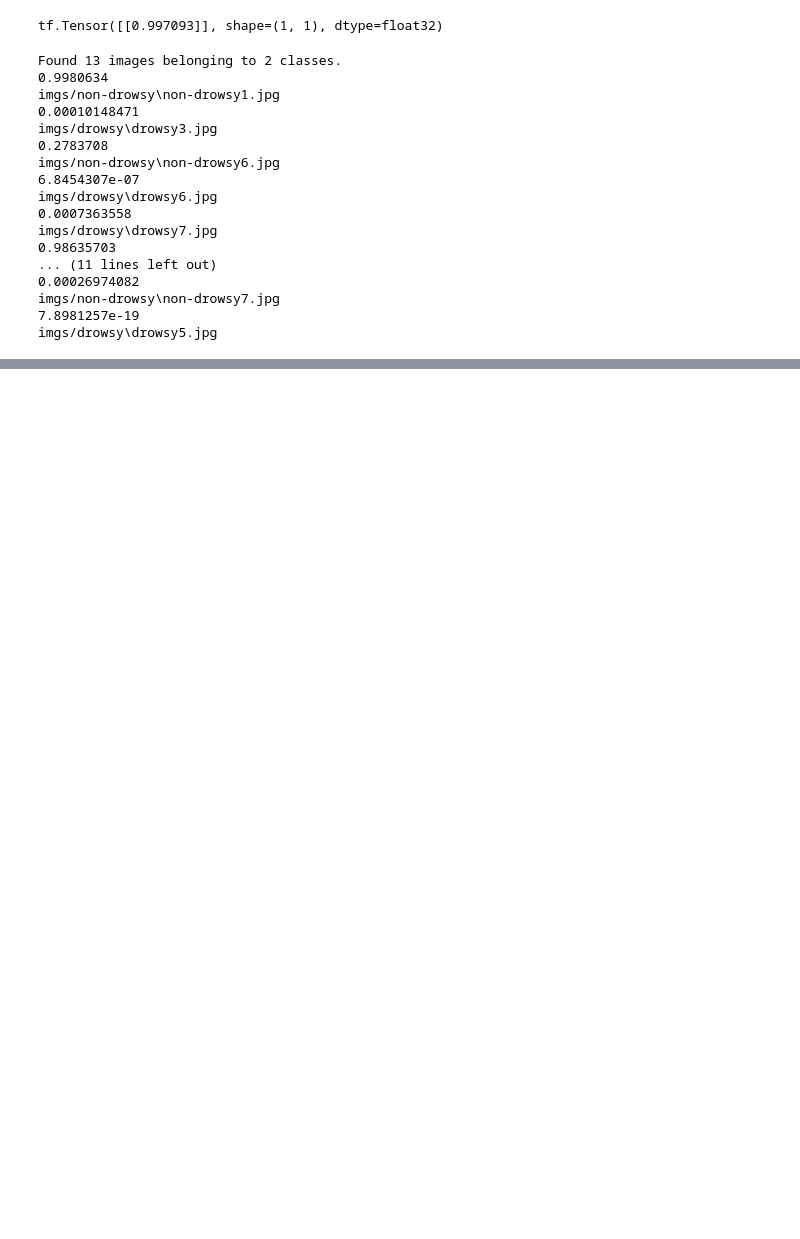
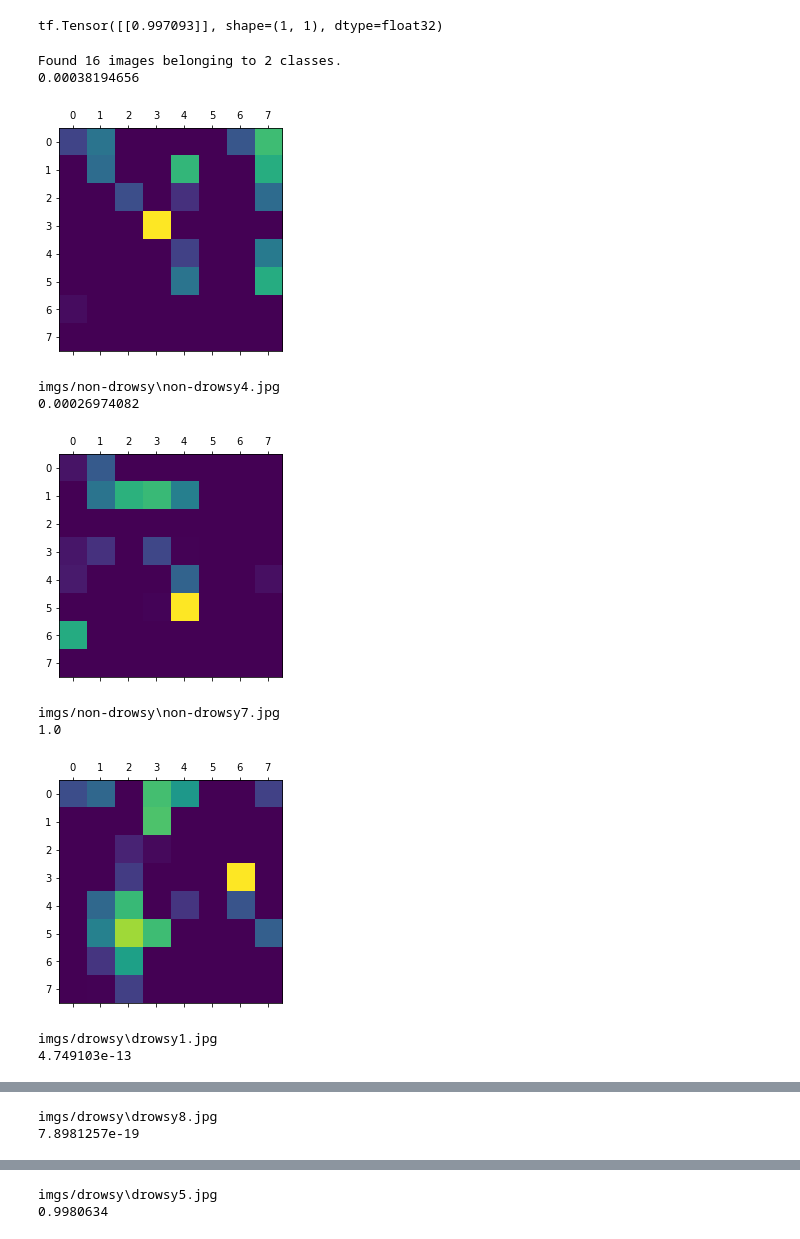
Before and after one commit to manishpaudel/driver_drowsiness_detection, a Jupyter notebook: base_model/gradCam.ipynb, the cells around one changed output, grey strips where cells are left out. Drawn from its saved outputs; the diff is of its cells as text; code cells hidden in the pictures; blank space fills up the shorter version.

```diff
--- a/base_model/gradCam.ipynb
+++ b/base_model/gradCam.ipynb
@@ -121,8 +121,8 @@ Found 13 images belonging to 2 classes.
 #doesn't work like this
 img = np.expand_dims(cv2.resize(cv2.imread("imgs/non-drowsy/non-drowsy1.jpg"),(128,128)),0)*(1.0/255)
 # print(img)
-pred = test_step(img,1)
-val_acc_metric.reset_states()
+pred = test_step(img)
+# val_acc_metric.reset_states()
 print(pred)
 # %% [output]
 tf.Tensor([[0.997093]], shape=(1, 1), dtype=float32)
@@ -210,7 +210,7 @@ def save_and_display_gradcam(img_path,actual,pred, heatmap, alpha=0.4):
 
 
     # Display Grad CAM
-#     display(Image(cam_path))
+    display(Image(cam_path))
 # %%
 class ImageWithNames(DirectoryIterator):
     def __init__(self, *args, **kwargs):
@@ -230,53 +230,47 @@ test_datagen = ImageDataGenerator(rescale=1./255)
 test_generator = ImageWithNames(
     'imgs/',test_datagen,
     target_size=(128, 128),
-    batch_size=13,
+    batch_size=16,
 #     shuffle=True,
     class_mode='binary')
 x_test_batch, fileNames = next(test_generator)
 # print(recent_test_batch)
 # x_test_batch = recent_test_batch[0]
 # y_test_batch = recent_test_batch[1]
 
 for i in range(len(x_test_batch)):
 #     print(np.resize(x_test_batch[i],(128,128,3)).shape)
 #     print(fileNames)
     # Print what the top predicted class is
     preds = test_step(np.expand_dims(x_test_batch[i],0))
     pred = np.reshape(tf.get_static_value(preds),(1,1))[0][0]
     print(pred)
 
 
     # Remove last layer's softmax
     model.layers[-1].activation = None
 
     # Generate class activation heatmap
 #     img = np.resize(x_test_batch[i],(128,128,3))*255.0
-    heatmap = make_gradcam_heatmap(tf.expand_dims(x_test_batch[i],0), model, 'conv2d_34')
+    heatmap = make_gradcam_heatmap(tf.expand_dims(x_test_batch[i],0), model, 'conv2d_39')
 
     # Display heatmap
-#     plt.matshow(heatmap)
-#     plt.show()
+    plt.matshow(heatmap)
+    plt.show()
     print(fileNames[i])
     actual = '0.0'
     if 'non-drowsy' in fileNames[i]:
         actual = '1.0'
     save_and_display_gradcam(fileNames[i],actual, pred, heatmap)
 # %% [output]
-Found 13 images belonging to 2 classes.
-0.9980634
-imgs/non-drowsy\non-drowsy1.jpg
-0.00010148471
-imgs/drowsy\drowsy3.jpg
-0.2783708
-imgs/non-drowsy\non-drowsy6.jpg
-6.8454307e-07
-imgs/drowsy\drowsy6.jpg
-0.0007363558
-imgs/drowsy\drowsy7.jpg
-0.98635703
-... (11 lines left out)
-0.00026974082
-imgs/non-drowsy\non-drowsy7.jpg
-7.8981257e-19
-imgs/drowsy\drowsy5.jpg
+Found 16 images belonging to 2 classes.
+0.00038194656
+[figure, added]
+imgs/non-drowsy\non-drowsy4.jpg
+0.00026974082
+[figure, added]
+imgs/non-drowsy\non-drowsy7.jpg
+1.0
+[figure, added]
+imgs/drowsy\drowsy1.jpg
+4.749103e-13
@@ -282,0 +278,2 @@ imgs/drowsy\drowsy5.jpg
+imgs/drowsy\drowsy8.jpg
+7.8981257e-19
@@ -282,0 +281,2 @@ imgs/drowsy\drowsy5.jpg
+imgs/drowsy\drowsy5.jpg
+0.9980634
```
Also changed, not shown: parts of 3 cells of this notebook, 12 other files.
